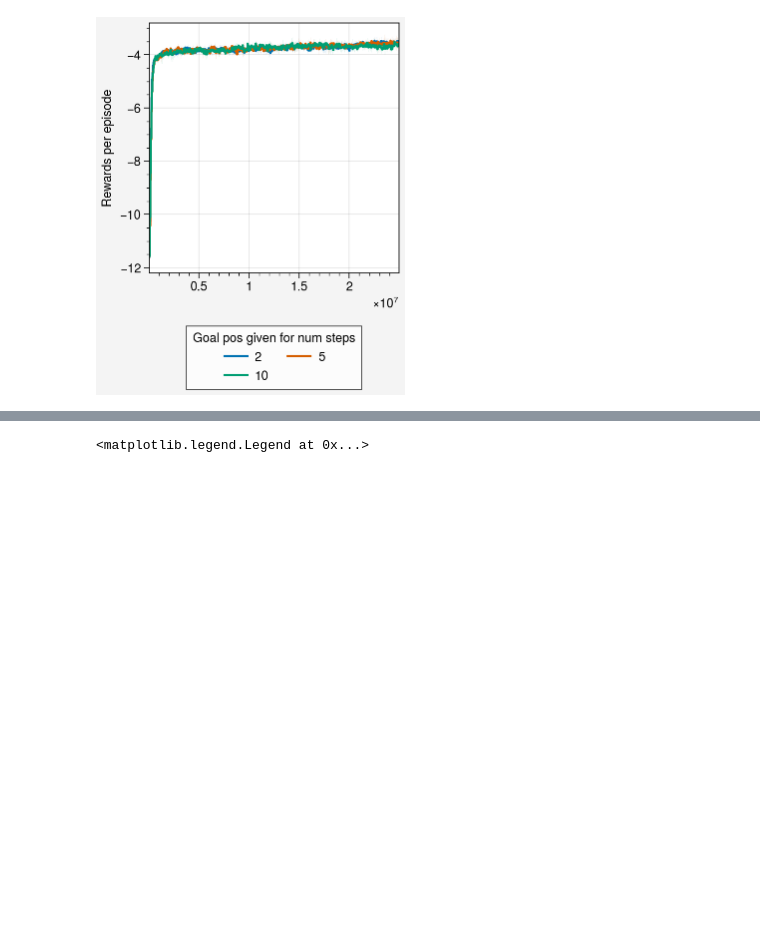
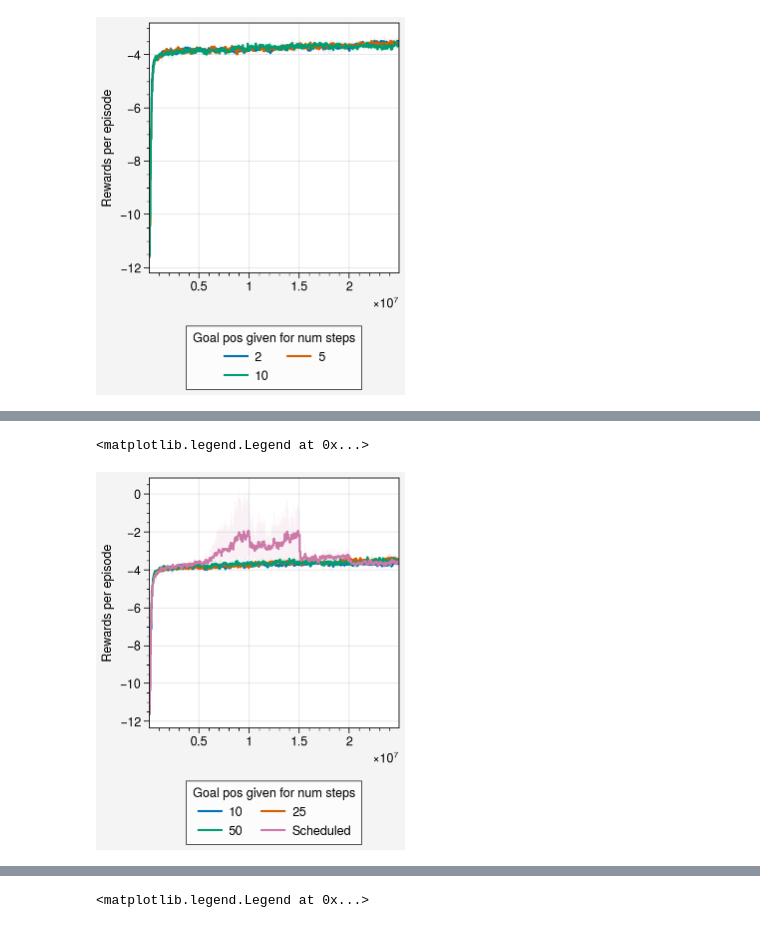
Before and after one commit to liuandrew/ppo_aux, a Jupyter notebook: write_and_test/data_visualize.ipynb, the cells around one changed output, grey strips where cells are left out. Saved outputs shown, nothing was run; the diff lists cells and outputs as text; code cells hidden in the pictures; blank space fills up the shorter version.

```diff
--- a/write_and_test/data_visualize.ipynb
+++ b/write_and_test/data_visualize.ipynb
@@ -348,0 +366,20 @@ fig.legend(lines, loc='b', ncols=2, label='Goal pos given for num steps')
+# %%
+num_steps = [10, 25, 50]
+hidden = 64
+
+fig, ax = pplt.subplots()
+
+lines = []
+for i, num in enumerate(num_steps):
+    exp_name = f'explorenav_pos/expl_givegoal_num{num}'
+    lines.append(average_runs(exp_name, ax=ax, label=str(num)))
+
+exp_name = f'explorenav_pos/expl_givegoal_sched1'
+lines.append(average_runs(exp_name, ax=ax, label='Scheduled'))
+
+# ax.format(ylim=[-1, 2])
+ax.format(ylabel='Rewards per episode')
+fig.legend(lines, loc='b', ncols=2, label='Goal pos given for num steps')
+# %% [output]
+<matplotlib.legend.Legend at 0x...>
+[figure, added]
```
Also changed, not shown: parts of 2 cells of this notebook, 3 other files.
